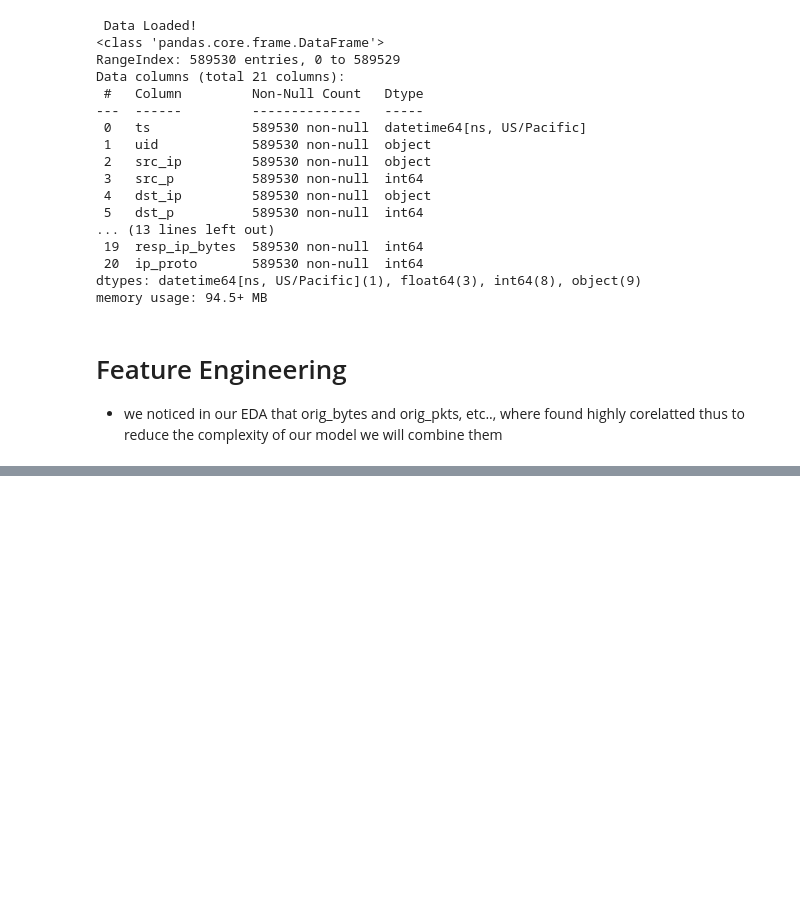
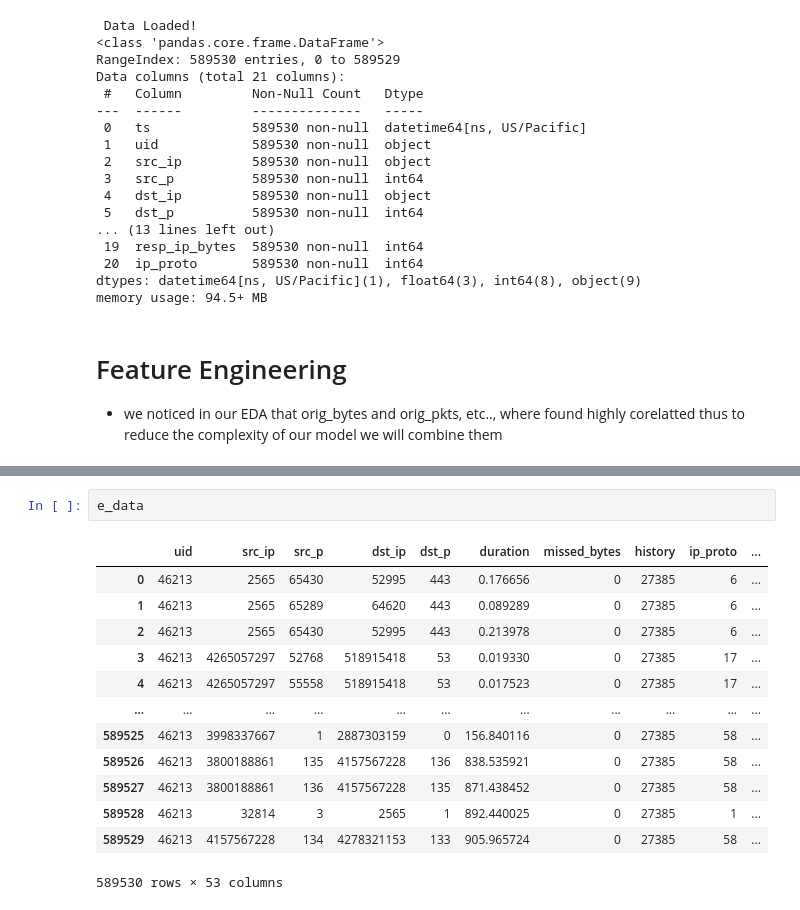
Before and after one commit to spinklerz/Network-IDS, a Jupyter notebook: Notebooks/03_preprocessing_cleaning_feature_engineering.ipynb, the cells around one changed output, grey strips where cells are left out. Cells and saved outputs as stored; diff of their text form; blank space fills up the shorter version.

```diff
--- a/Notebooks/03_preprocessing_cleaning_feature_engineering.ipynb
+++ b/Notebooks/03_preprocessing_cleaning_feature_engineering.ipynb
@@ -51,0 +156,16 @@ memory usage: 94.5+ MB
+# %%
+e_data
+# %% [output]
+|  | uid | src_ip | src_p | dst_ip | dst_p | duration | missed_bytes | history | ip_proto | ... |
+| 0 | 46213 | 2565 | 65430 | 52995 | 443 | 0.176656 | 0 | 27385 | 6 | ... |
+| 1 | 46213 | 2565 | 65289 | 64620 | 443 | 0.089289 | 0 | 27385 | 6 | ... |
+| 2 | 46213 | 2565 | 65430 | 52995 | 443 | 0.213978 | 0 | 27385 | 6 | ... |
+| 3 | 46213 | 4265057297 | 52768 | 518915418 | 53 | 0.019330 | 0 | 27385 | 17 | ... |
+| 4 | 46213 | 4265057297 | 55558 | 518915418 | 53 | 0.017523 | 0 | 27385 | 17 | ... |
+| ... | ... | ... | ... | ... | ... | ... | ... | ... | ... | ... |
+| 589525 | 46213 | 3998337667 | 1 | 2887303159 | 0 | 156.840116 | 0 | 27385 | 58 | ... |
+| 589526 | 46213 | 3800188861 | 135 | 4157567228 | 136 | 838.535921 | 0 | 27385 | 58 | ... |
+| 589527 | 46213 | 3800188861 | 136 | 4157567228 | 135 | 871.438452 | 0 | 27385 | 58 | ... |
+| 589528 | 46213 | 32814 | 3 | 2565 | 1 | 892.440025 | 0 | 27385 | 1 | ... |
+| 589529 | 46213 | 4157567228 | 134 | 4278321153 | 133 | 905.965724 | 0 | 27385 | 58 | ... |
+589530 rows × 53 columns
```
Also changed, not shown: parts of 6 cells of this notebook.
